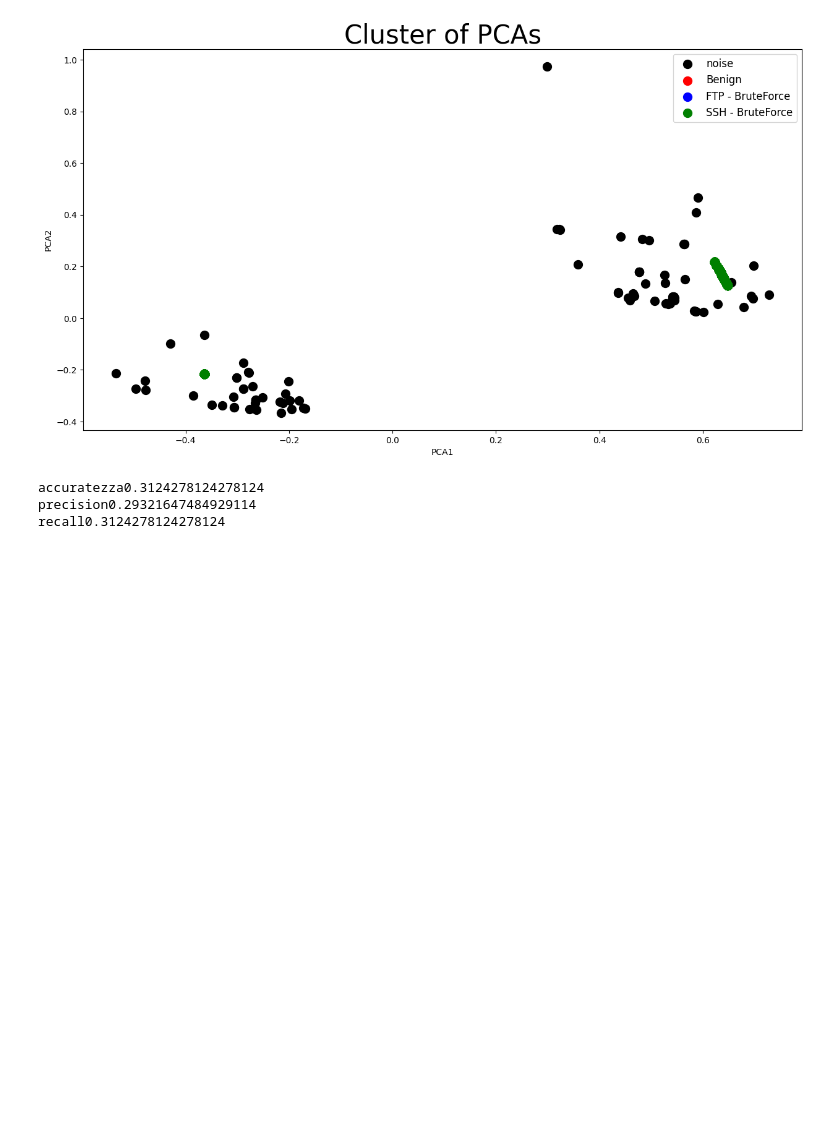
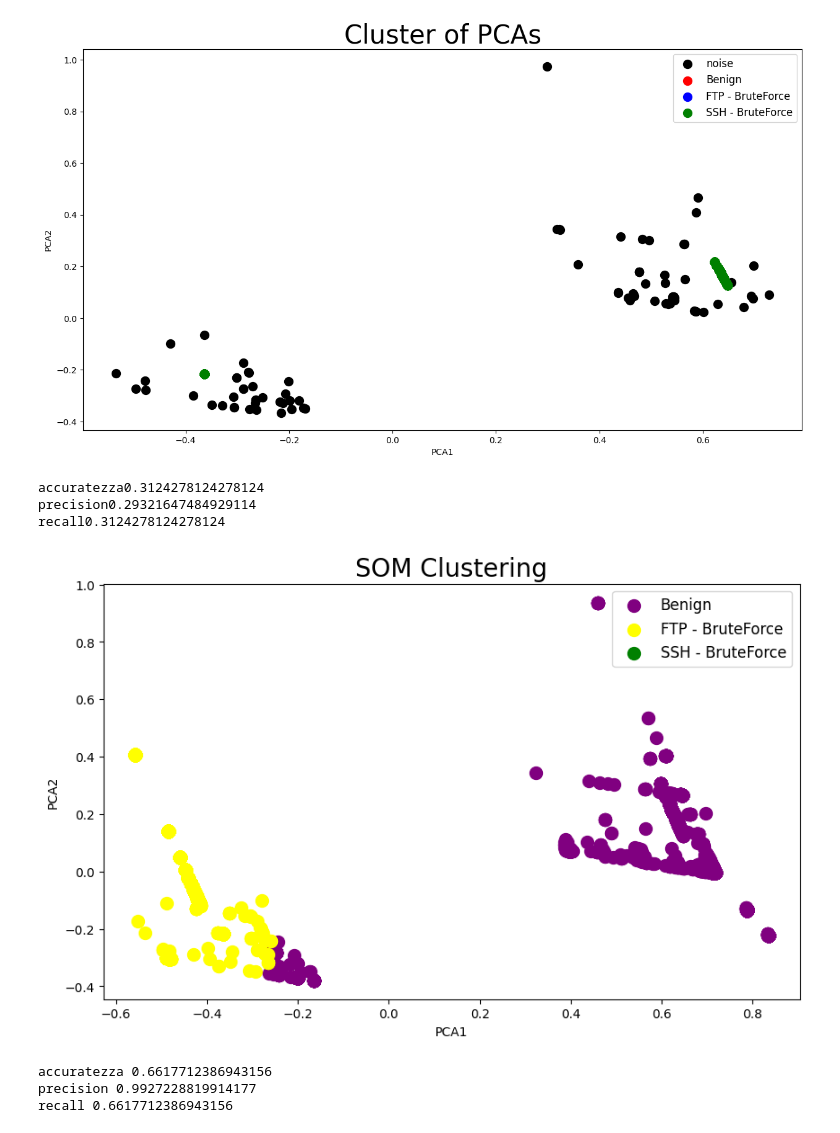
Before and after one commit to ChiaraAmalia/AdvancedCyberSecurity, a Jupyter notebook: clust_pca_1402.ipynb, the cells around one changed output. Drawn from its saved outputs; the diff is of its cells as text; code cells hidden in the pictures; blank space fills up the shorter version.

```diff
--- a/clust_pca_1402.ipynb
+++ b/clust_pca_1402.ipynb
@@ -384,0 +405,70 @@ recall0.3124278124278124
+# %%
+difference = pd.DataFrame(data=[],columns=['num_cluster','num_class'])
+
+# Stampiamo l'associazione del cluster con la classe
+
+for i in range(n_clusters):
+    if(i != cluster_class_mapping[i]):
+
+        new_row = pd.Series({'num_cluster': i, 'num_class': cluster_class_mapping[i]})
+        difference = pd.concat([difference,new_row.to_frame().T],ignore_index=True)
+# %%
+indici = []
+
+for a in difference['num_cluster']:
+    indici.append([
+    index for index in range(len(predictions))
+    if predictions[index] == a
+])
+
+for ind,true_value in zip(indici,difference['num_class']):
+    for a in ind:
+        predictions[a] = true_value
+# %%
+# Plot dei risultati
+plt.figure(figsize=(10,6))
+
+plt.scatter(pca_x[predictions == 0, 0], pca_x[predictions == 0, 1], s = 100, c = 'purple', label = "Benign")
+plt.scatter(pca_x[predictions == 1, 0], pca_x[predictions == 1, 1], s = 100, c = 'yellow', label = "FTP - BruteForce")
+plt.scatter(pca_x[predictions == 2, 0], pca_x[predictions == 2, 1], s = 100, c = 'green', label = "SSH - BruteForce")
+
+plt.title('SOM Clustering', fontsize = 20)
+plt.xlabel('PCA1')
+plt.ylabel('PCA2')
+
+# Add legend
+plt.legend(fontsize='large')
+
+title = ("SOM_PCA")
+if not os.path.exists('image/'+nome_file+'/clustering_pca/'):
+    os.makedirs('image/'+nome_file+'/clustering_pca/')
+plt.savefig('image/'+nome_file+'/clustering_pca/'+ title +'.png')
+
+plt.show()
+# %% [output]
+[figure, added]
+# %%
+accuracy_som = str(accuracy_score(predictions,bal_y))
+precision_som = str(precision_score(predictions,bal_y,average='weighted'))
+recall_som = str(recall_score(predictions,bal_y,average='weighted'))
+
+# accuratezza gerarchico
+print("accuratezza " + accuracy_som)
+# precision gerarchico
+print("precision " + precision_som)
+# recall gerarchico
+print("recall " + recall_som)
+
+metriche = pd.DataFrame({
+    'metriche': ["accuracy","precision","recall"],
+    'valori': [accuracy_som,precision_som,recall_som]
+})
+
+if not os.path.exists('metriche/'+nome_file+ '/clustering_pca/'):
+    os.makedirs('metriche/'+nome_file+ '/clustering_pca/')
+
+metriche.to_csv('metriche/'+nome_file+ '/clustering_pca' + '/metriche_som.csv',index=False)
+# %% [output]
+accuratezza 0.6617712386943156
+precision 0.9927228819914177
+recall 0.6617712386943156
```
Also changed, not shown: parts of 2 cells of this notebook, 10 other files.
